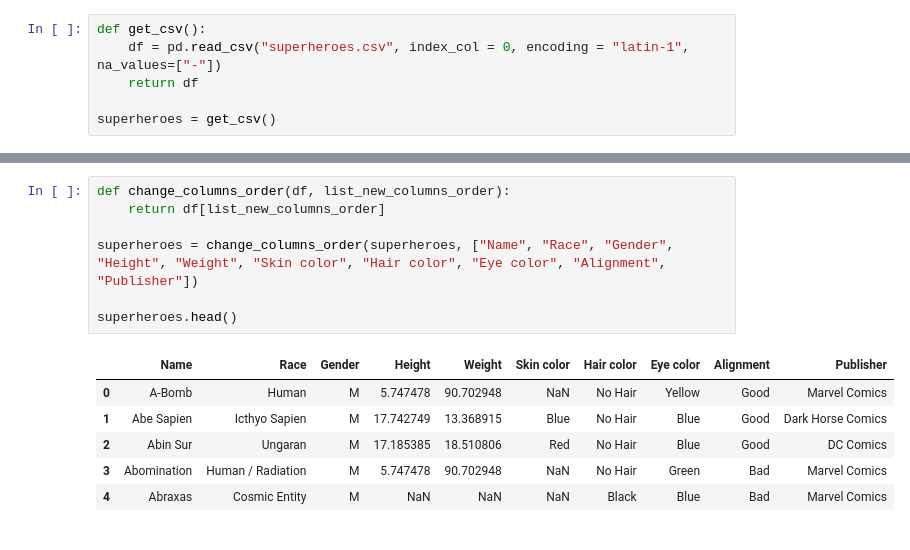
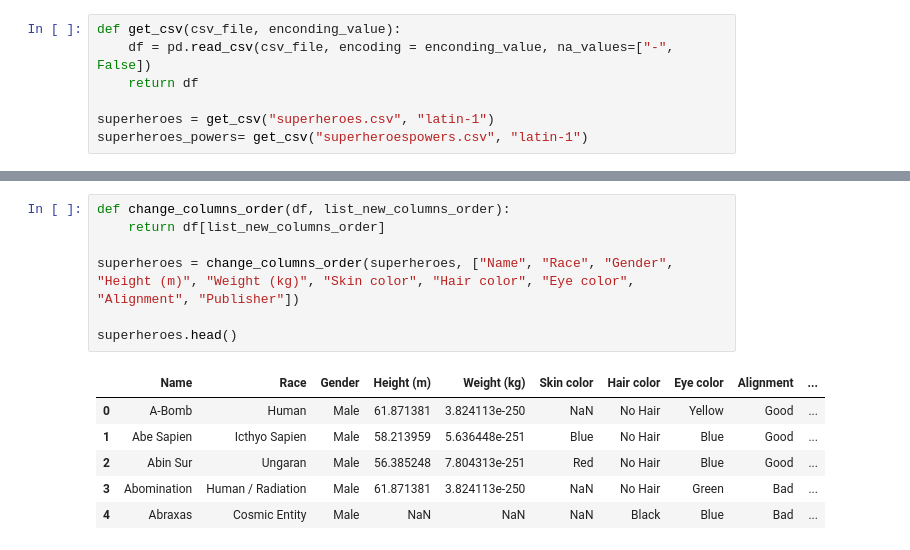
Before and after one commit to JavierLuna/data-labs, a Jupyter notebook: module-1/pipelines-project/your-code/Superheroes.ipynb, the cells around one changed output, grey strips where cells are left out. Cells and saved outputs as stored; diff of their text form.

```diff
--- a/module-1/pipelines-project/your-code/Superheroes.ipynb
+++ b/module-1/pipelines-project/your-code/Superheroes.ipynb
@@ -3,6 +4,7 @@ import pandas as pd
 # %%
-def get_csv():
-    df = pd.read_csv("superheroes.csv", index_col = 0, encoding = "latin-1", na_values=["-"])
+def get_csv(csv_file, enconding_value):
+    df = pd.read_csv(csv_file, encoding = enconding_value, na_values=["-", False])
     return df
 
-superheroes = get_csv()
+superheroes = get_csv("superheroes.csv", "latin-1")
+superheroes_powers= get_csv("superheroespowers.csv", "latin-1")
@@ -90,17 +96,17 @@ superheroes.head()
 # %%
 def change_columns_order(df, list_new_columns_order):
     return df[list_new_columns_order]
 
-superheroes = change_columns_order(superheroes, ["Name", "Race", "Gender", "Height", "Weight", "Skin color", "Hair color", "Eye color", "Alignment", "Publisher"])
+superheroes = change_columns_order(superheroes, ["Name", "Race", "Gender", "Height (m)", "Weight (kg)", "Skin color", "Hair color", "Eye color", "Alignment", "Publisher"])
 
 superheroes.head()
 # %% [output]
-|  | Name | Race | Gender | Height | Weight | Skin color | Hair color | Eye color | Alignment | Publisher |
-| 0 | A-Bomb | Human | M | 5.747478 | 90.702948 | NaN | No Hair | Yellow | Good | Marvel Comics |
-| 1 | Abe Sapien | Icthyo Sapien | M | 17.742749 | 13.368915 | Blue | No Hair | Blue | Good | Dark Horse Comics |
-| 2 | Abin Sur | Ungaran | M | 17.185385 | 18.510806 | Red | No Hair | Blue | Good | DC Comics |
-| 3 | Abomination | Human / Radiation | M | 5.747478 | 90.702948 | NaN | No Hair | Green | Bad | Marvel Comics |
-| 4 | Abraxas | Cosmic Entity | M | NaN | NaN | NaN | Black | Blue | Bad | Marvel Comics |
+|  | Name | Race | Gender | Height (m) | Weight (kg) | Skin color | Hair color | Eye color | Alignment | ... |
+| 0 | A-Bomb | Human | Male | 61.871381 | 3.824113e-250 | NaN | No Hair | Yellow | Good | ... |
+| 1 | Abe Sapien | Icthyo Sapien | Male | 58.213959 | 5.636448e-251 | Blue | No Hair | Blue | Good | ... |
+| 2 | Abin Sur | Ungaran | Male | 56.385248 | 7.804313e-251 | Red | No Hair | Blue | Good | ... |
+| 3 | Abomination | Human / Radiation | Male | 61.871381 | 3.824113e-250 | NaN | No Hair | Green | Bad | ... |
+| 4 | Abraxas | Cosmic Entity | Male | NaN | NaN | NaN | Black | Blue | Bad | ... |
 # %%
 def total_nulls(df):
     return df.isnull().sum()
```
Also changed, not shown: parts of 24 cells of this notebook.
